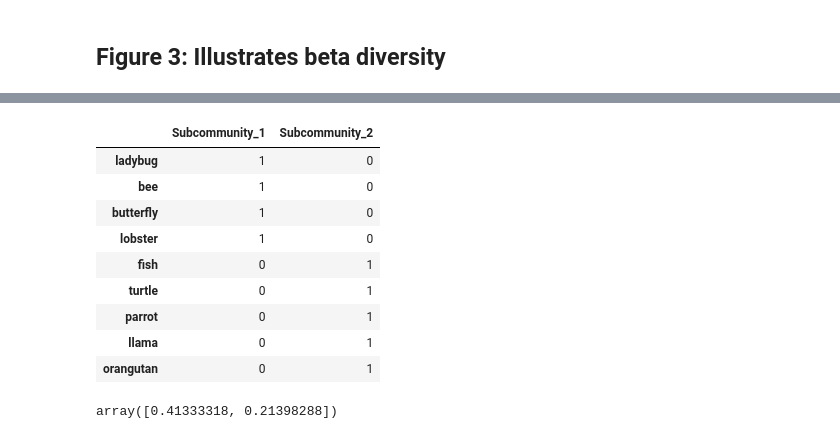
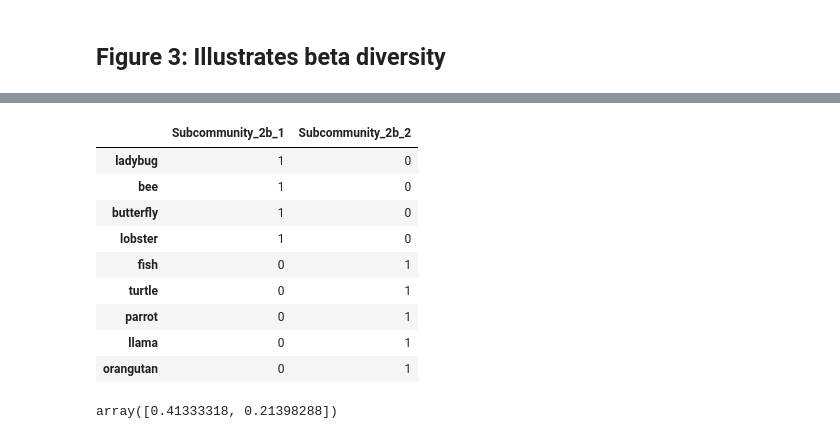
Before and after one commit to ArnaoutLab/diversity, a Jupyter notebook: notebooks/fruits_and_animals/fruits_and_animals_fig1_2.ipynb, the cells around one changed output, grey strips where cells are left out. Saved outputs shown, nothing was run; the diff lists cells and outputs as text; code cells hidden in the pictures.

Commit message:
cleaned up fruits_and_animals notebook

```diff
--- a/notebooks/fruits_and_animals/fruits_and_animals_fig1_2.ipynb
+++ b/notebooks/fruits_and_animals/fruits_and_animals_fig1_2.ipynb
@@ -192,34 +188,34 @@ fish -> reptile -> bird -> mammals
  0 1 2 3 4 5 6 7 8
 """
 # for D1Z calculation (done separately, though could import and run in this notebook, when code is ready)
-labels_4 = ("ladybug", "bee", "butterfly", "lobster", "fish", "turtle", "parrot", "llama", "orangutan")
+labels_2b = ("ladybug", "bee", "butterfly", "lobster", "fish", "turtle", "parrot", "llama", "orangutan")
 
 # create matrix: populate as i<j, and then symmetrize (values chosen to be consistent with Community 3's matrix)
-no_species_4 = len(labels_4)
-S_4 = np.identity(n=no_species_4)
-S_4[0][1:9] = (0.60, 0.55, 0.45, 0.25, 0.22, 0.23, 0.18, 0.16) # ladybug
-S_4[1][2:9] = (      0.60, 0.48, 0.22, 0.23, 0.21, 0.16, 0.14) # bee
-S_4[2][3:9] = (            0.42, 0.27, 0.20, 0.22, 0.17, 0.15) # butterfly
-S_4[3][4:9] = (                  0.28, 0.26, 0.26, 0.20, 0.18) # lobster
-S_4[4][5:9] = (                        0.75, 0.70, 0.66, 0.63) # fish
-S_4[5][6:9] = (                              0.85, 0.70, 0.70) # turtle
-S_4[6][7:9] = (                                    0.75, 0.72) # parrot
-S_4[7][8:9] = (                                          0.85) # llama
+no_species_2b = len(labels_2b)
+S_2b = np.identity(n=no_species_2b)
+S_2b[0][1:9] = (0.60, 0.55, 0.45, 0.25, 0.22, 0.23, 0.18, 0.16) # ladybug
+S_2b[1][2:9] = (      0.60, 0.48, 0.22, 0.23, 0.21, 0.16, 0.14) # bee
+S_2b[2][3:9] = (            0.42, 0.27, 0.20, 0.22, 0.17, 0.15) # butterfly
+S_2b[3][4:9] = (                  0.28, 0.26, 0.26, 0.20, 0.18) # lobster
+S_2b[4][5:9] = (                        0.75, 0.70, 0.66, 0.63) # fish
+S_2b[5][6:9] = (                              0.85, 0.70, 0.70) # turtle
+S_2b[6][7:9] = (                                    0.75, 0.72) # parrot
+S_2b[7][8:9] = (                                          0.85) # llama
                                                              # orangutan
-S_4 = np.maximum( S_4, S_4.transpose() )
+S_2b = np.maximum( S_2b, S_2b.transpose() )
 
-S_4 = pd.DataFrame(
+S_2b = pd.DataFrame(
     {
-        labels_4[i]: S_4[i] for i in range(no_species_4)
+        labels_2b[i]: S_2b[i] for i in range(no_species_2b)
     },
-    index=labels_4,
+    index=labels_2b,
 )
 
 # plot
-similarity_matrix(S_4, scale=2, outfile="fig2_community3_animals_sim_matrix.pdf")
+similarity_matrix(S_2b, scale=2, outfile="fig2_community2b_animals_sim_matrix.pdf")
 
 # save matrix
-S_4.to_csv("S_4.csv", index=False)
+S_2b.to_csv("S_2b.csv", index=False)
 # %% [output]
 [figure]
 # %%
@@ -285,11 +266,11 @@ Beta diversities (also from Elliot). Recall viewpoint = q; rho = representativen
 # %%
-counts_4a = pd.DataFrame({"Subcommunity_1": [1, 1, 1, 1, 0, 0, 0, 0, 0],
-                         "Subcommunity_2": [0, 0, 0, 0, 1, 1, 1, 1, 1]}, index=labels_4)
-counts_4a.to_csv("counts_4a.csv", index=False)
+counts_2b_1 = pd.DataFrame({"Subcommunity_2b_1": [1, 1, 1, 1, 0, 0, 0, 0, 0],
+                         "Subcommunity_2b_2": [0, 0, 0, 0, 1, 1, 1, 1, 1]}, index=labels_2b)
+counts_2b_1.to_csv("counts_2b_1.csv", index=False)
 # %%
-counts_4a
+counts_2b_1
 # %% [output]
-|  | Subcommunity_1 | Subcommunity_2 |
+|  | Subcommunity_2b_1 | Subcommunity_2b_2 |
 | ladybug | 1 | 0 |
 | bee | 1 | 0 |
 | butterfly | 1 | 0 |
```
Also changed, not shown: parts of 25 cells of this notebook, 10 other files.
